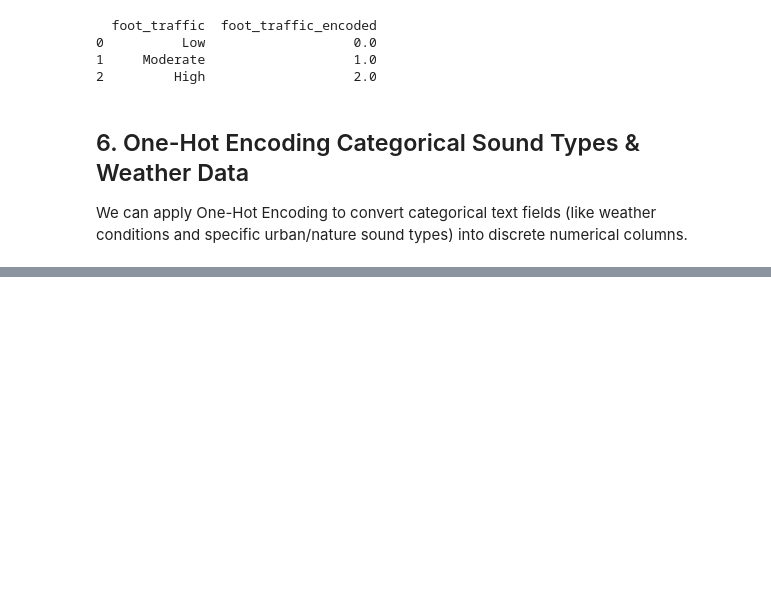
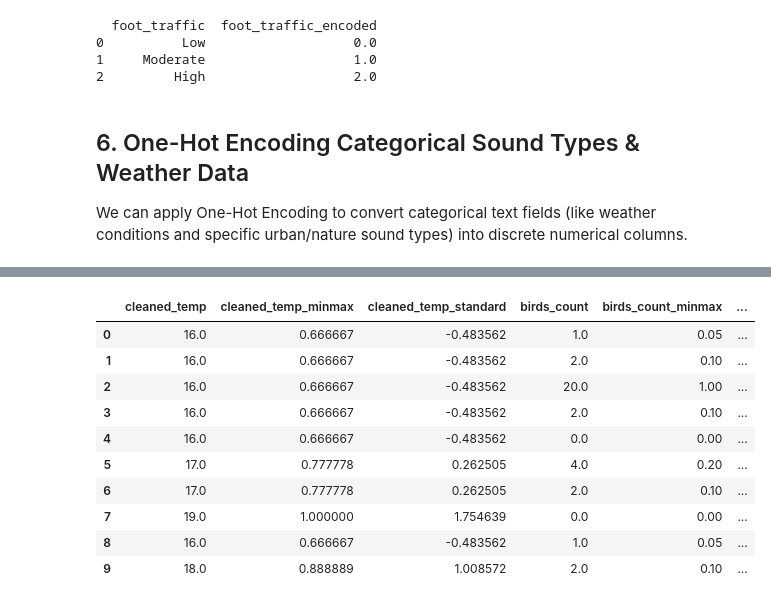
Before and after one commit to basedalgerianrin/ml-campus_data_project-colab, a Jupyter notebook: CampusDatasetProject.ipynb, the cells around one changed output, grey strips where cells are left out. Drawn from its saved outputs; the diff is of its cells as text; code cells hidden in the pictures; blank space fills up the shorter version.

```diff
--- a/CampusDatasetProject.ipynb
+++ b/CampusDatasetProject.ipynb
@@ -280,0 +296,35 @@ display(encoded_df[new_encoded_columns].head(10))
+# %%
+from sklearn.preprocessing import MinMaxScaler, StandardScaler
+
+# Define continuous numerical columns to scale
+num_cols = ['cleaned_temp', 'birds_count', 'insects_count']
+
+# Create a copy of the dataframe to store scaled features
+scaled_df = encoded_df.copy()
+
+# 1. Min-Max Scaling (Scale features between 0 and 1)
+min_max_scaler = MinMaxScaler()
+scaled_df[[f'{col}_minmax' for col in num_cols]] = min_max_scaler.fit_transform(encoded_df[num_cols])
+
+# 2. Standard Scaling (Scale features to mean=0, std=1)
+std_scaler = StandardScaler()
+scaled_df[[f'{col}_standard' for col in num_cols]] = std_scaler.fit_transform(encoded_df[num_cols])
+
+# Display the original and scaled values side-by-side to verify
+comparison_cols = []
+for col in num_cols:
+    comparison_cols.extend([col, f'{col}_minmax', f'{col}_standard'])
+
+display(scaled_df[comparison_cols].head(10))
+# %% [output]
+|  | cleaned_temp | cleaned_temp_minmax | cleaned_temp_standard | birds_count | birds_count_minmax | ... |
+| 0 | 16.0 | 0.666667 | -0.483562 | 1.0 | 0.05 | ... |
+| 1 | 16.0 | 0.666667 | -0.483562 | 2.0 | 0.10 | ... |
+| 2 | 16.0 | 0.666667 | -0.483562 | 20.0 | 1.00 | ... |
+| 3 | 16.0 | 0.666667 | -0.483562 | 2.0 | 0.10 | ... |
+| 4 | 16.0 | 0.666667 | -0.483562 | 0.0 | 0.00 | ... |
+| 5 | 17.0 | 0.777778 | 0.262505 | 4.0 | 0.20 | ... |
+| 6 | 17.0 | 0.777778 | 0.262505 | 2.0 | 0.10 | ... |
+| 7 | 19.0 | 1.000000 | 1.754639 | 0.0 | 0.00 | ... |
+| 8 | 16.0 | 0.666667 | -0.483562 | 1.0 | 0.05 | ... |
+| 9 | 18.0 | 0.888889 | 1.008572 | 2.0 | 0.10 | ... |
```
Also changed, not shown: parts of 7 cells of this notebook.
